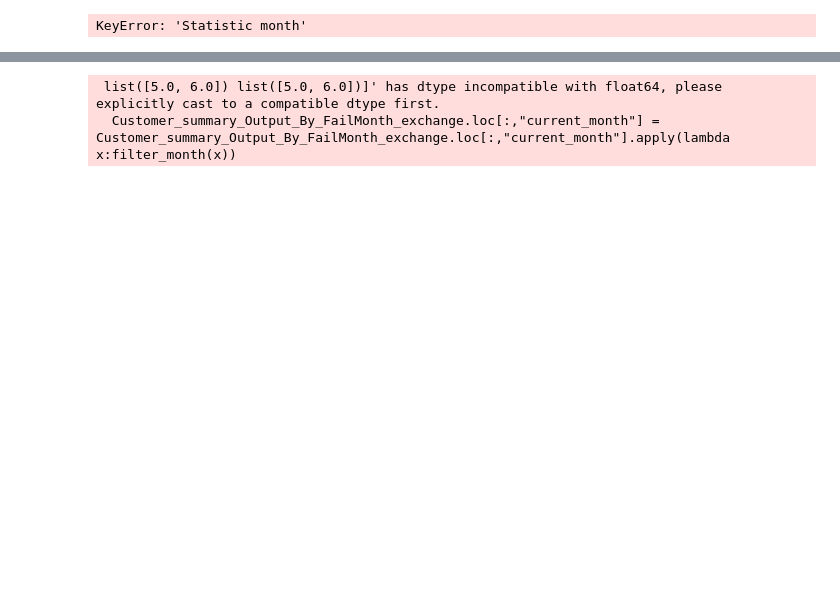
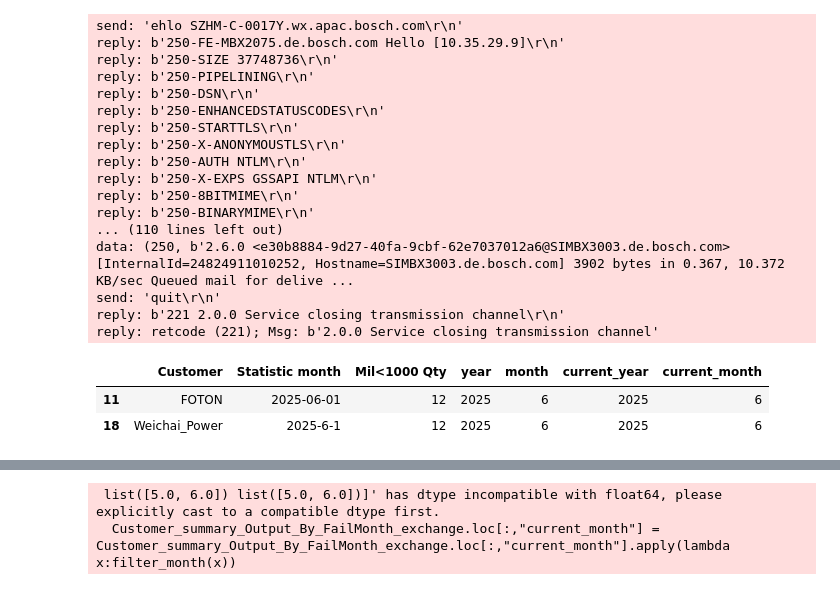
Before and after one commit to Sawyerbian/ATS_EDC_EWS, a Jupyter notebook: ews/main.ipynb, the cells around one changed output, grey strips where cells are left out. Drawn from its saved outputs; the diff is of its cells as text; code cells hidden in the pictures; blank space fills up the shorter version.

```diff
--- a/ews/main.ipynb
+++ b/ews/main.ipynb
@@ -73,42 +97,66 @@ Customer_summary_Output_By_FailMonth_year_edc
 # %%
-Customer_summary_Output_By_FailMonth = pd.read_excel("../Final_Output_folder/Customer_summary_Output.xlsx")
-Customer_summary_Output_By_FailMonth = Customer_summary_Output_By_FailMonth.groupby([])
-Customer_summary_Output_By_FailMonth = Customer_summary_Output_By_FailMonth.loc[:, Customer_summary_Output_By_FailMonth.loc[:,"Statistic month"].notna()]
-Customer_summary_Output_By_FailMonth = Customer_summary_Output_By_FailMonth[Customer_summary_Output_By_FailMonth.TNS_QTY.notna()]
-Customer_summary_Output_By_FailMonth = Customer_summary_Output_By_FailMonth[Customer_summary_Output_By_FailMonth.Totol_Cost_Sum.notna()]
+Customer_summary_Output_By_FailMonth = pd.read_excel(os.path.join(xlsx_dir_path,"Customer_summary_Output.xlsx"))
+Customer_summary_Output_By_FailMonth = Customer_summary_Output_By_FailMonth[Customer_summary_Output_By_FailMonth.Mileage <= 1000]
+Customer_summary_Output_By_FailMonth = Customer_summary_Output_By_FailMonth[["Customer", "Statistic month","Mileage"]].groupby(["Customer", "Statistic month"]).count()
+Customer_summary_Output_By_FailMonth = Customer_summary_Output_By_FailMonth.rename(columns={"Mileage":"Mil<1000 Qty"})
+Customer_summary_Output_By_FailMonth = Customer_summary_Output_By_FailMonth.reset_index()
+
+
 Customer_summary_Output_By_FailMonth.loc[:,"year"] = Customer_summary_Output_By_FailMonth.loc[:,"Statistic month"].apply(lambda x:int(str(x)[:4]))
-Customer_summary_Output_By_FailMonth.loc[:,"month"] = Customer_summary_Output_By_FailMonth.loc[:,"Statistic month"].apply(lambda x:int(str(x)[5:7]))
-Customer_summary_Output_By_FailMonth_year_complaint = Customer_summary_Output_By_FailMonth[["Customer_Name","Product_Name","Mil<1000 Qty","year","month"]].groupby(by=["Customer_Name","Product_Name","year","month"]).sum()
+Customer_summary_Output_By_FailMonth['year'] = pd.to_datetime(Customer_summary_Output_By_FailMonth['Statistic month'], errors='coerce').dt.year
+Customer_summary_Output_By_FailMonth['month'] = pd.to_datetime(Customer_summary_Output_By_FailMonth['Statistic month'], errors='coerce').dt.month
+Customer_summary_Output_By_FailMonth_year_complaint = Customer_summary_Output_By_FailMonth
 Customer_summary_Output_By_FailMonth_year_complaint.loc[:,"current_year"] = date.today().year
 Customer_summary_Output_By_FailMonth_year_complaint.loc[:,"current_month"] = date.today().month
 def filter_month(current_month : int):
     if date.today().day > 20:
         return current_month
     else:
         return current_month - 1
 
 Customer_summary_Output_By_FailMonth_year_complaint.loc[:,"current_month"] = Customer_summary_Output_By_FailMonth_year_complaint.loc[:,"current_month"].apply(lambda x:filter_month(x))
-Customer_summary_Output_By_FailMonth_year_complaint = Customer_summary_Output_By_FailMonth_year_complaint[Customer_summary_Output_By_FailMonth_year_complaint.index.get_level_values("year") == Customer_summary_Output_By_FailMonth_year_complaint.current_year]
-# Customer_summary_Output_By_FailMonth_year_complaint = Customer_summary_Output_By_FailMonth_year_complaint[Customer_summary_Output_By_FailMonth_year_complaint.loc[:,"Mil<1000 Qty"] > KM_COMPLAINT]
-# Customer_summary_Output_By_FailMonth_year_complaint = Customer_summary_Output_By_FailMonth_year_complaint.reset_index().sort_values("Customer_Name")
-# Customer_summary_Output_By_FailMonth_year_complaint = Customer_summary_Output_By_FailMonth_year_complaint[Customer_summary_Output_By_FailMonth_year_complaint.month == Customer_summary_Output_By_FailMonth_year_complaint.current_month]
-# Customer_summary_Output_By_FailMonth_year_complaint.to_excel("Customer_summary_Output_By_FailMonth_year_complaint.xlsx")
-# for customer in Customer_summary_Output_By_FailMonth_year_complaint.Customer_Name.unique():
-#     customer_df = Customer_summary_Output_By_FailMonth_year_complaint[Customer_summary_Output_By_FailMonth_year_complaint.Customer_Name == customer]
-#     report_text = "\n"
-#     report_list= []
-#     for json_data in json.loads(customer_df.to_json(orient='records')):
-#         Customer_Name = json_data["Customer_Name"]
-#         Product_Name = json_data["Product_Name"]
-#         current_year = json_data["year"]
-#         current_month = json_data["month"]
-#         failure_quantity =json_data["Mil<1000 Qty"]
-#         report_list.append(f"{Customer_Name}客户 {Product_Name}产品{current_year}年{current_month}月 1000KM失效={failure_quantity}")
-#         report_tuple = tuple(report_list)
-#     report_text = report_text.join(report_tuple)
-#     send_report(Subject="1000KM Complaint Warning",content_1=f"您好:\n {report_text}, 已超过公司质量目标，请调查原因及制定改善措施，谢谢。")
-#     time.sleep(10)
+Customer_summary_Output_By_FailMonth_year_complaint = Customer_summary_Output_By_FailMonth_year_complaint[Customer_summary_Output_By_FailMonth_year_complaint.year == Customer_summary_Output_By_FailMonth_year_complaint.current_year]
+Customer_summary_Output_By_FailMonth_year_complaint.to_excel(os.path.join(xlsx_dir_path,"Customer_summary_Output_By_FailMonth_year_complaint.xlsx"))
+Customer_summary_Output_By_FailMonth_year_complaint = Customer_summary_Output_By_FailMonth_year_complaint[Customer_summary_Output_By_FailMonth_year_complaint.loc[:,"Mil<1000 Qty"] > 2]
+Customer_summary_Output_By_FailMonth_year_complaint = Customer_summary_Output_By_FailMonth_year_complaint.reset_index(drop=True).sort_values("Customer")
+Customer_summary_Output_By_FailMonth_year_complaint = Customer_summary_Output_By_FailMonth_year_complaint[Customer_summary_Output_By_FailMonth_year_complaint.month == Customer_summary_Output_By_FailMonth_year_complaint.current_month]
+
+for customer in Customer_summary_Output_By_FailMonth_year_complaint.Customer.unique():
+    customer_df = Customer_summary_Output_By_FailMonth_year_complaint[Customer_summary_Output_By_FailMonth_year_complaint.Customer == customer]
+    report_text = "\n"
+    report_list= []
+    for json_data in json.loads(customer_df.to_json(orient='records')):
+        Customer_Name = json_data["Customer"]
+        # Product_Name = json_data["Product_Name"]
+        current_year = json_data["year"]
+        current_month = json_data["month"]
+        failure_quantity =json_data["Mil<1000 Qty"]
+        break
+    report_list.append(f"{Customer_Name}客户 {current_year}年{current_month}月 1000KM失效={failure_quantity}")
+    report_tuple = tuple(report_list)
+    report_text = report_text.join(report_tuple)
+    send_report(Subject="1000KM Complaint Warning",content_1=f"您好:\n {report_text}, 已超过公司质量目标，请调查原因及制定改善措施，谢谢。", df=customer_df,to_all=True)
+    time.sleep(10)
 
 Customer_summary_Output_By_FailMonth_year_complaint
 # %% [output]
-KeyError: 'Statistic month'
+send: 'ehlo SZHM-C-0017Y.wx.apac.bosch.com\r\n'
+reply: b'250-FE-MBX2075.de.bosch.com Hello [10.35.29.9]\r\n'
+reply: b'250-SIZE 37748736\r\n'
+reply: b'250-PIPELINING\r\n'
+reply: b'250-DSN\r\n'
+reply: b'250-ENHANCEDSTATUSCODES\r\n'
+reply: b'250-STARTTLS\r\n'
+reply: b'250-X-ANONYMOUSTLS\r\n'
+reply: b'250-AUTH NTLM\r\n'
+reply: b'250-X-EXPS GSSAPI NTLM\r\n'
+reply: b'250-8BITMIME\r\n'
+reply: b'250-BINARYMIME\r\n'
+... (110 lines left out)
+data: (250, b'2.6.0 <e30b8884-9d27-40fa-9cbf-62e7037012a6@SIMBX3003.de.bosch.com> [InternalId=24824911010252, Hostname=SIMBX3003.de.bosch.com] 3902 bytes in 0.367, 10.372 KB/sec Queued mail for delive ...
+send: 'quit\r\n'
+reply: b'221 2.0.0 Service closing transmission channel\r\n'
+reply: retcode (221); Msg: b'2.0.0 Service closing transmission channel'
+|  | Customer | Statistic month | Mil<1000 Qty | year | month | current_year | current_month |
+| 11 | FOTON | 2025-06-01 | 12 | 2025 | 6 | 2025 | 6 |
+| 18 | Weichai_Power | 2025-6-1 | 12 | 2025 | 6 | 2025 | 6 |
```
Also changed, not shown: parts of 16 cells of this notebook, 7 other files.
